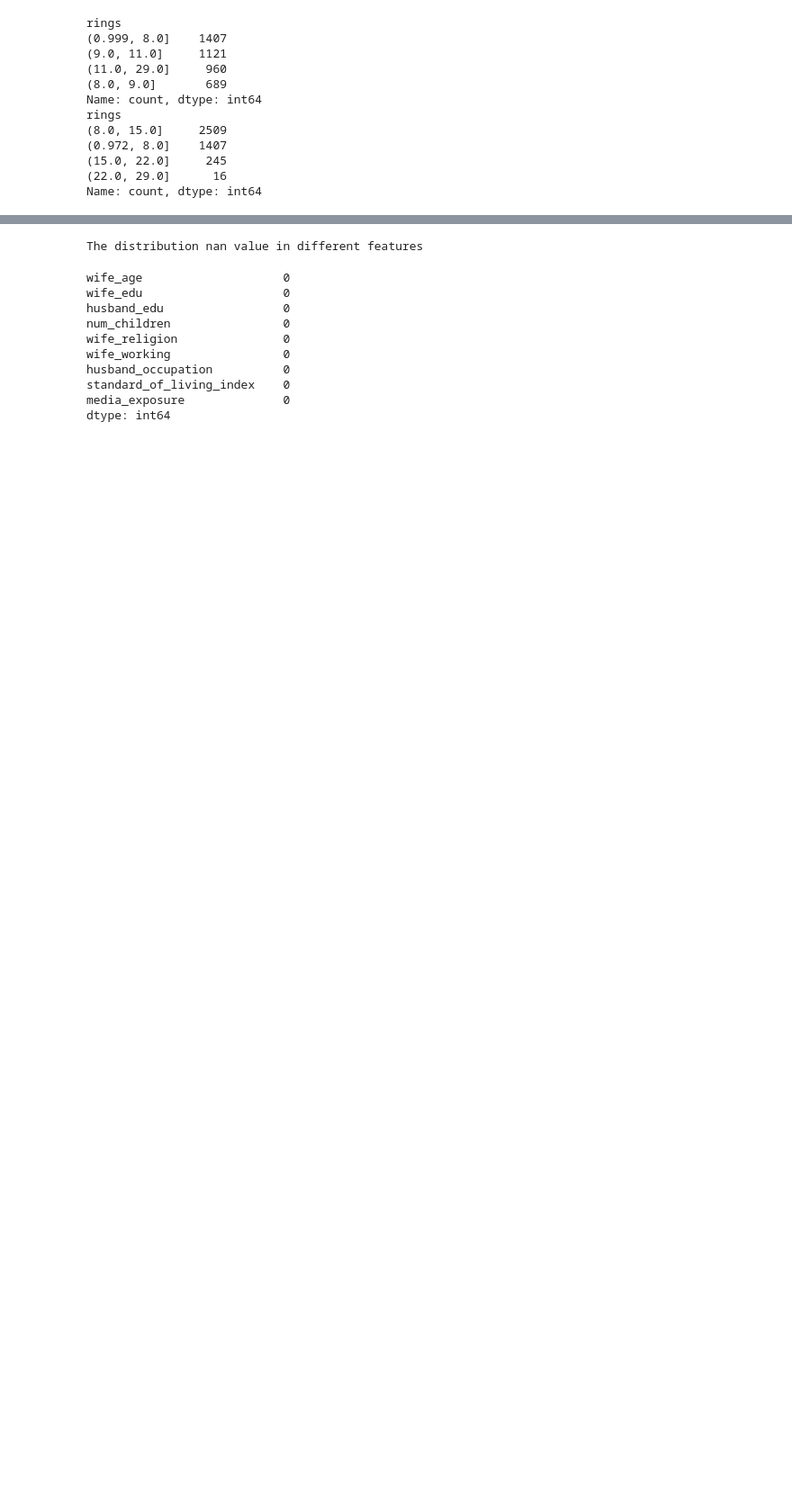
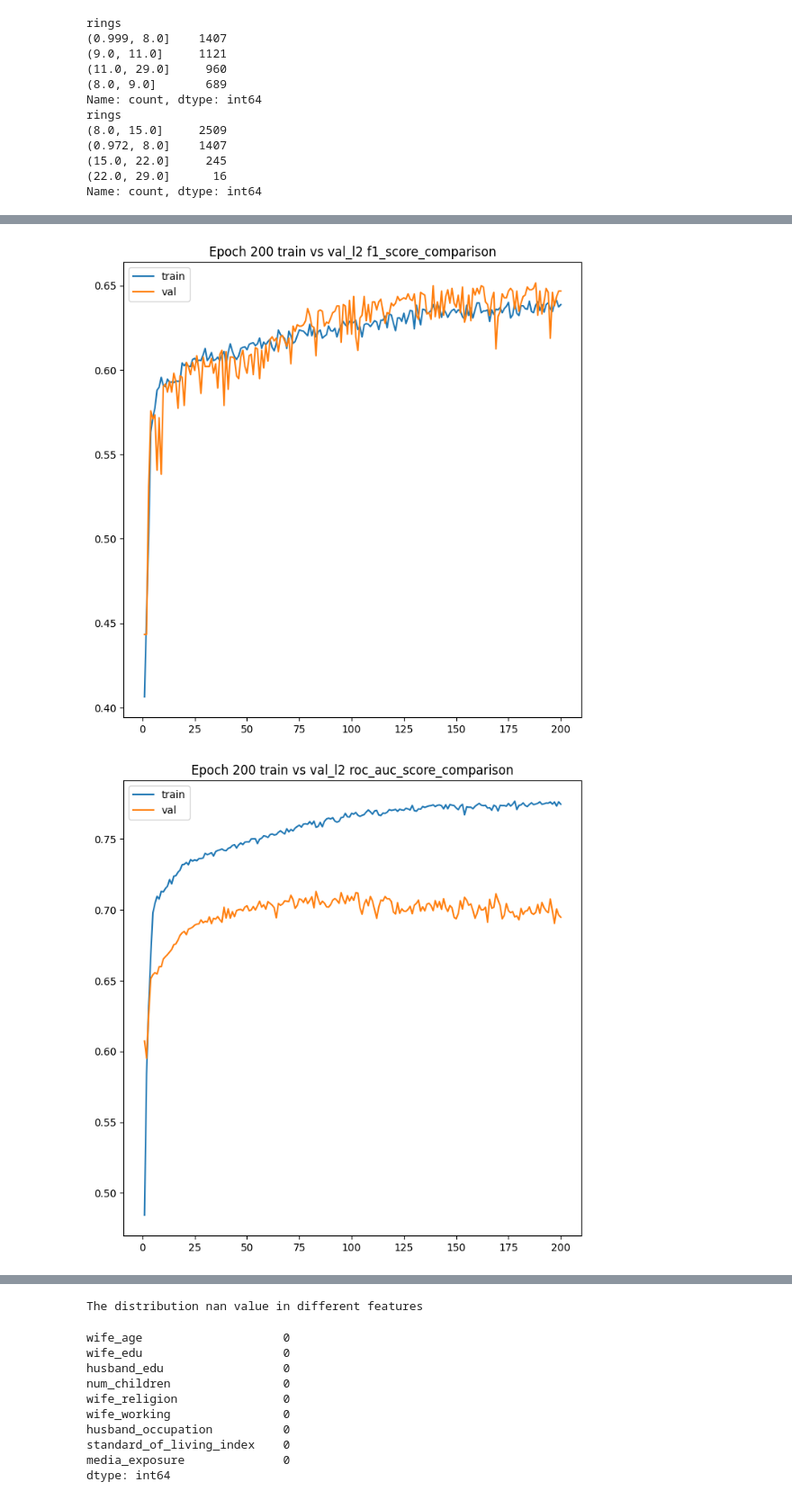
Before and after one commit to 9963KK/MATH5836, a Jupyter notebook: ass2/ass2.ipynb, the cells around one changed output, grey strips where cells are left out. Shown at 90% size. Cells and saved outputs as stored; diff of their text form; code cells hidden in the pictures; blank space fills up the shorter version.

```diff
--- a/ass2/ass2.ipynb
+++ b/ass2/ass2.ipynb
@@ -327,4 +358,4 @@ Final Summary: loss 1.10237; Accuracy 0.62041
 # %%
 # 加入l2正则化
-train_eval(SGD(), device=device, train_loader=train_loader, val_loader=val_loader, epoches=100, weight_decay=0.001)
+l2_train, l2_val = train_eval(SNN(), device=device, train_loader=train_loader, val_loader=val_loader, epoches=epoches, weight_decay=0.001)
 # %% [output]
@@ -347,0 +393,6 @@ Final Summary: f1_score 0.61085; roc_auc_score 0.66935
+# %%
+epoch_plot([l2_train[0], l2_val[0]], epoches, 'l2 f1_score', ['train', 'val'])
+epoch_plot([l2_train[1], l2_val[1]], epoches, 'l2 roc_auc_score', ['train', 'val'])
+# %% [output]
+[figure, added]
+[figure, added]
```
Also changed, not shown: parts of 21 cells of this notebook, 31 other files.
